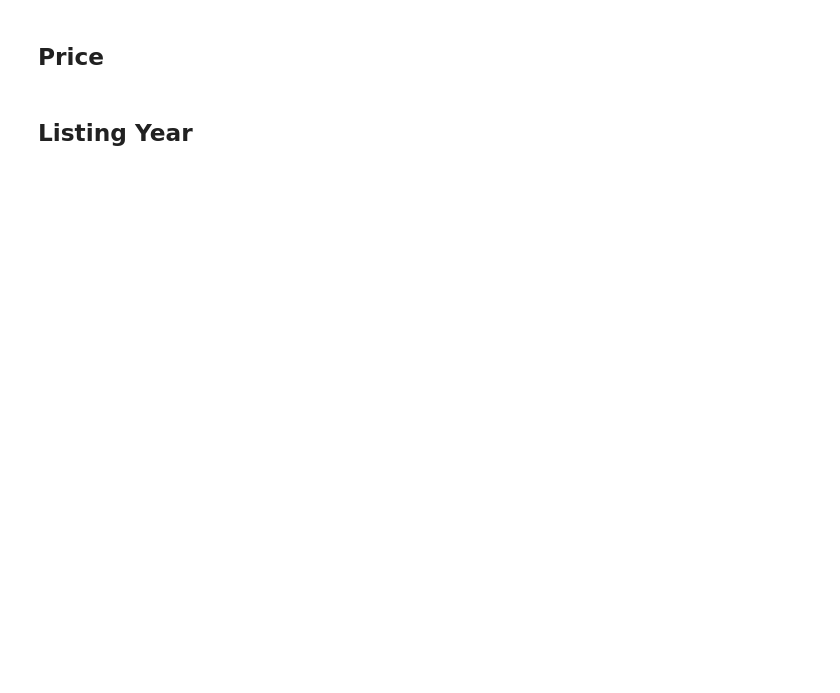
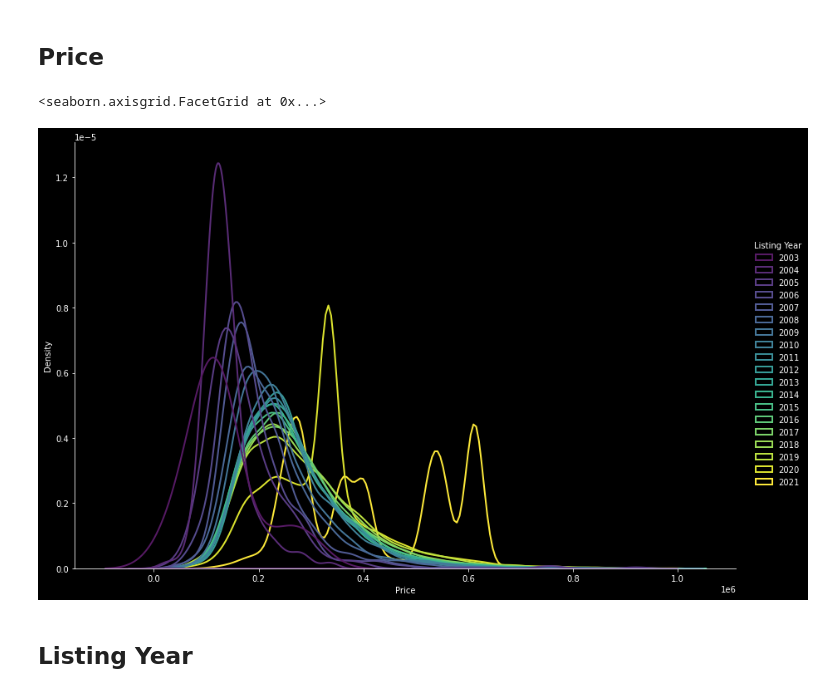
Before and after one commit to simkass/quebec-real-estate-analysis, a Jupyter notebook: notebooks/visualization.ipynb, the cells around one changed output. Saved outputs shown, nothing was run; the diff lists cells and outputs as text; code cells hidden in the pictures; blank space fills up the shorter version.

```diff
--- a/notebooks/visualization.ipynb
+++ b/notebooks/visualization.ipynb
@@ -232,8 +74,11 @@ plot_corr_map(listings_df.drop(columns=['age']))
 # %% [markdown]
 ## Price
 # %%
-sns.displot(listings_df, x='price', hue='listing_year', kind="kde", fill=True, common_norm=False,
+sns.displot(listings_df, x='Price', hue='Listing Year', kind="kde", fill=True, common_norm=False,
             height=8, aspect=1.5, alpha=.0, linewidth=2, palette=get_alpha_blend_cmap("viridis", 0.9))
+# %% [output]
+<seaborn.axisgrid.FacetGrid at 0x...>
+[figure, added]
 # %% [markdown]
 ## Listing Year
 # %%
```
Also changed, not shown: parts of 33 cells of this notebook, 1 other file.
